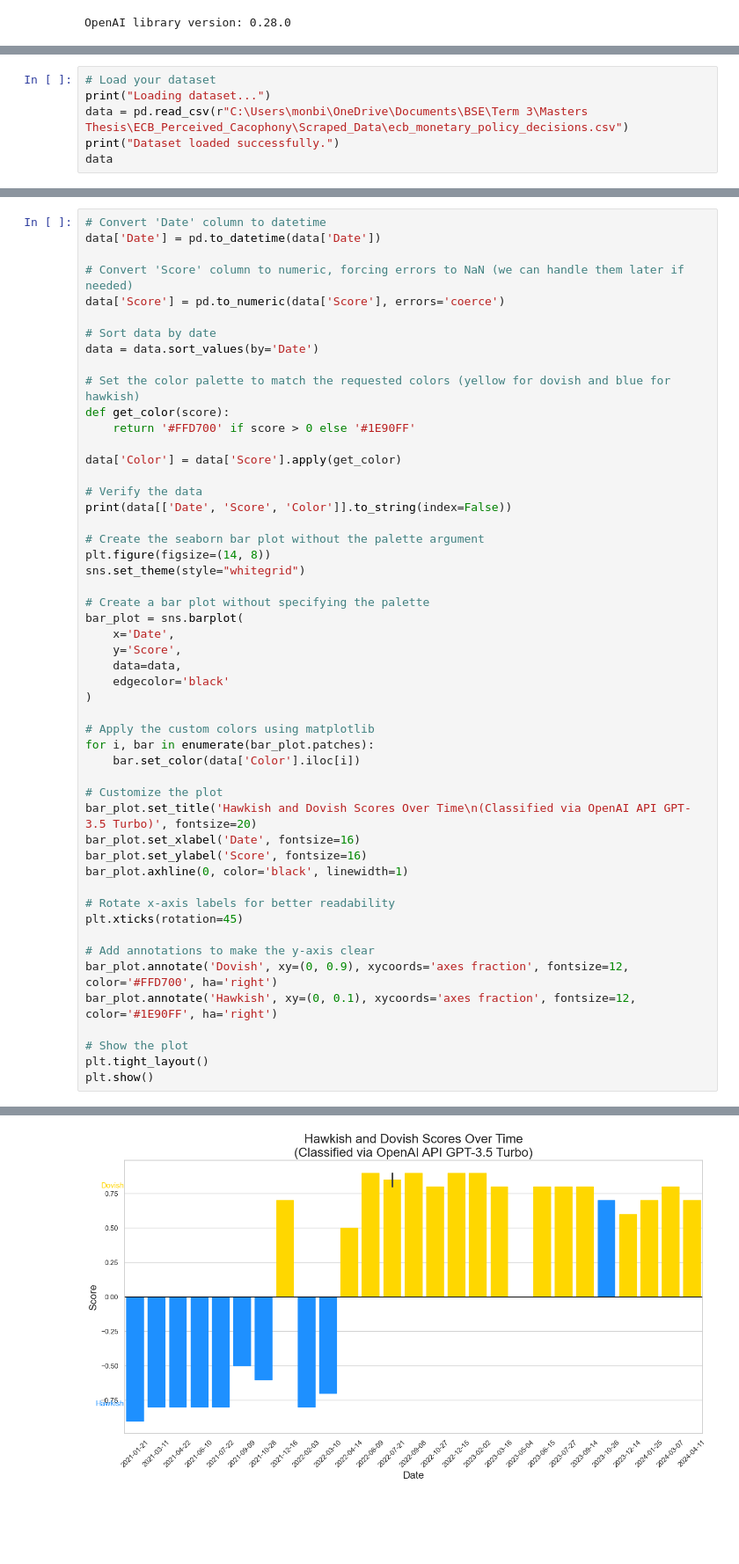
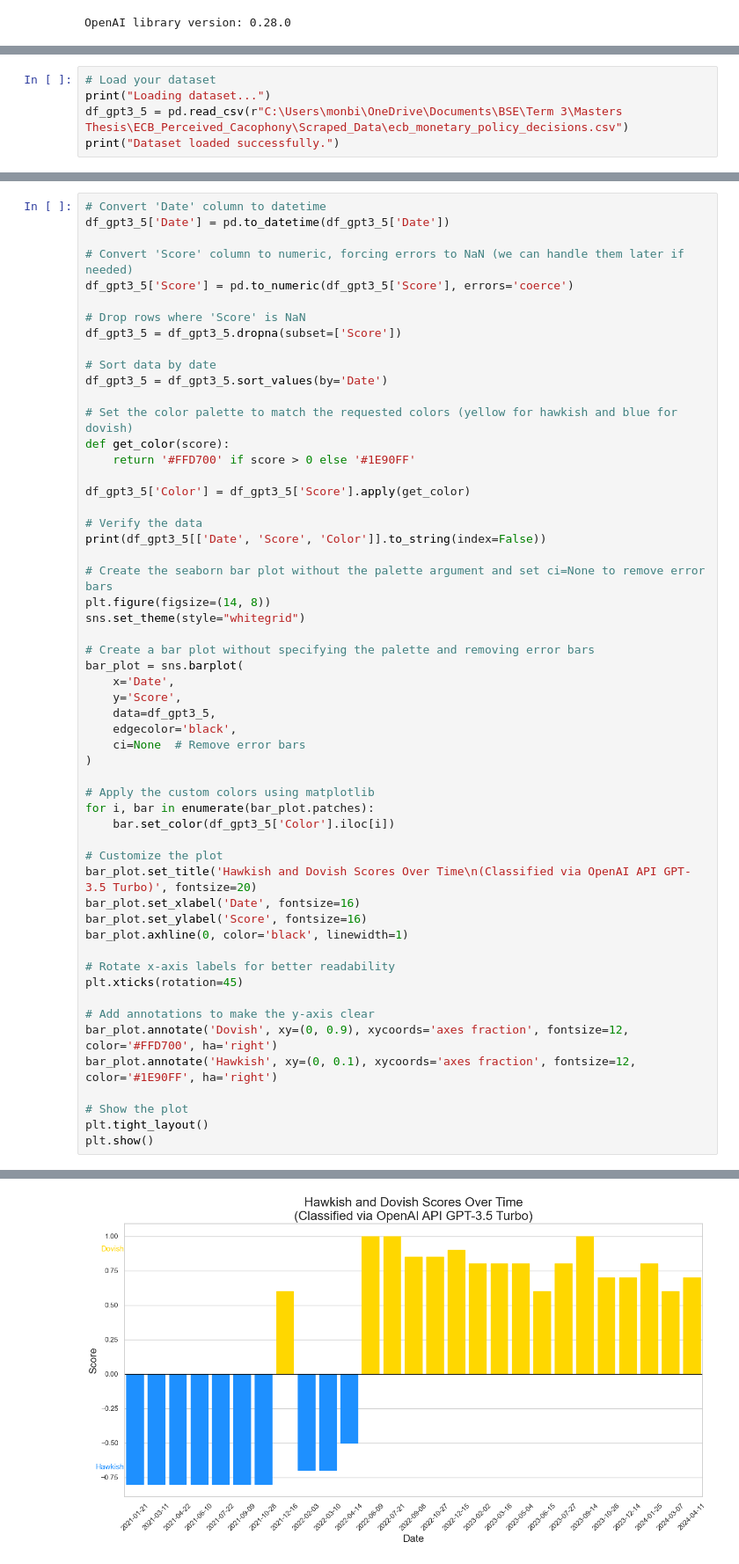
Before and after one commit to monbiote/ECB_Perceived_Cacophony, a Jupyter notebook: OpenAI Classification/OpenAI_API_Classification_ECB_Statements.ipynb, the cells around one changed output, grey strips where cells are left out. Shown at 88% size. Saved outputs shown, nothing was run; the diff lists cells and outputs as text; blank space fills up the shorter version.

Commit message:
Add updated notebooks and classification results, new interest rate data

```diff
--- a/OpenAI Classification/OpenAI_API_Classification_ECB_Statements.ipynb
+++ b/OpenAI Classification/OpenAI_API_Classification_ECB_Statements.ipynb
@@ -13,9 +15,8 @@ OpenAI library version: 0.28.0
 # %%
 # Load your dataset
 print("Loading dataset...")
-data = pd.read_csv(r"C:\Users\monbi\OneDrive\Documents\BSE\Term 3\Masters Thesis\ECB_Perceived_Cacophony\Scraped_Data\ecb_monetary_policy_decisions.csv")
+df_gpt3_5 = pd.read_csv(r"C:\Users\monbi\OneDrive\Documents\BSE\Term 3\Masters Thesis\ECB_Perceived_Cacophony\Scraped_Data\ecb_monetary_policy_decisions.csv")
 print("Dataset loaded successfully.")
-data
 # %% [output]
 Loading dataset...
 Dataset loaded successfully.
@@ -162,37 +137,41 @@ data
 # %%
 # Convert 'Date' column to datetime
-data['Date'] = pd.to_datetime(data['Date'])
+df_gpt3_5['Date'] = pd.to_datetime(df_gpt3_5['Date'])
 
 # Convert 'Score' column to numeric, forcing errors to NaN (we can handle them later if needed)
-data['Score'] = pd.to_numeric(data['Score'], errors='coerce')
+df_gpt3_5['Score'] = pd.to_numeric(df_gpt3_5['Score'], errors='coerce')
+
+# Drop rows where 'Score' is NaN
+df_gpt3_5 = df_gpt3_5.dropna(subset=['Score'])
 
 # Sort data by date
-data = data.sort_values(by='Date')
+df_gpt3_5 = df_gpt3_5.sort_values(by='Date')
 
-# Set the color palette to match the requested colors (yellow for dovish and blue for hawkish)
+# Set the color palette to match the requested colors (yellow for hawkish and blue for dovish)
 def get_color(score):
     return '#FFD700' if score > 0 else '#1E90FF'
 
-data['Color'] = data['Score'].apply(get_color)
+df_gpt3_5['Color'] = df_gpt3_5['Score'].apply(get_color)
 
 # Verify the data
-print(data[['Date', 'Score', 'Color']].to_string(index=False))
+print(df_gpt3_5[['Date', 'Score', 'Color']].to_string(index=False))
 
-# Create the seaborn bar plot without the palette argument
+# Create the seaborn bar plot without the palette argument and set ci=None to remove error bars
 plt.figure(figsize=(14, 8))
 sns.set_theme(style="whitegrid")
 
-# Create a bar plot without specifying the palette
+# Create a bar plot without specifying the palette and removing error bars
 bar_plot = sns.barplot(
     x='Date',
     y='Score',
-    data=data,
-    edgecolor='black'
+    data=df_gpt3_5,
+    edgecolor='black',
+    ci=None  # Remove error bars
 )
 
 # Apply the custom colors using matplotlib
 for i, bar in enumerate(bar_plot.patches):
-    bar.set_color(data['Color'].iloc[i])
+    bar.set_color(df_gpt3_5['Color'].iloc[i])
 
 # Customize the plot
 bar_plot.set_title('Hawkish and Dovish Scores Over Time\n(Classified via OpenAI API GPT-3.5 Turbo)', fontsize=20)
@@ -231 +213 @@ plt.show()
-[figure, old version]
+[figure, new version]
```
Also changed, not shown: parts of 12 cells of this notebook, 4 other files.
